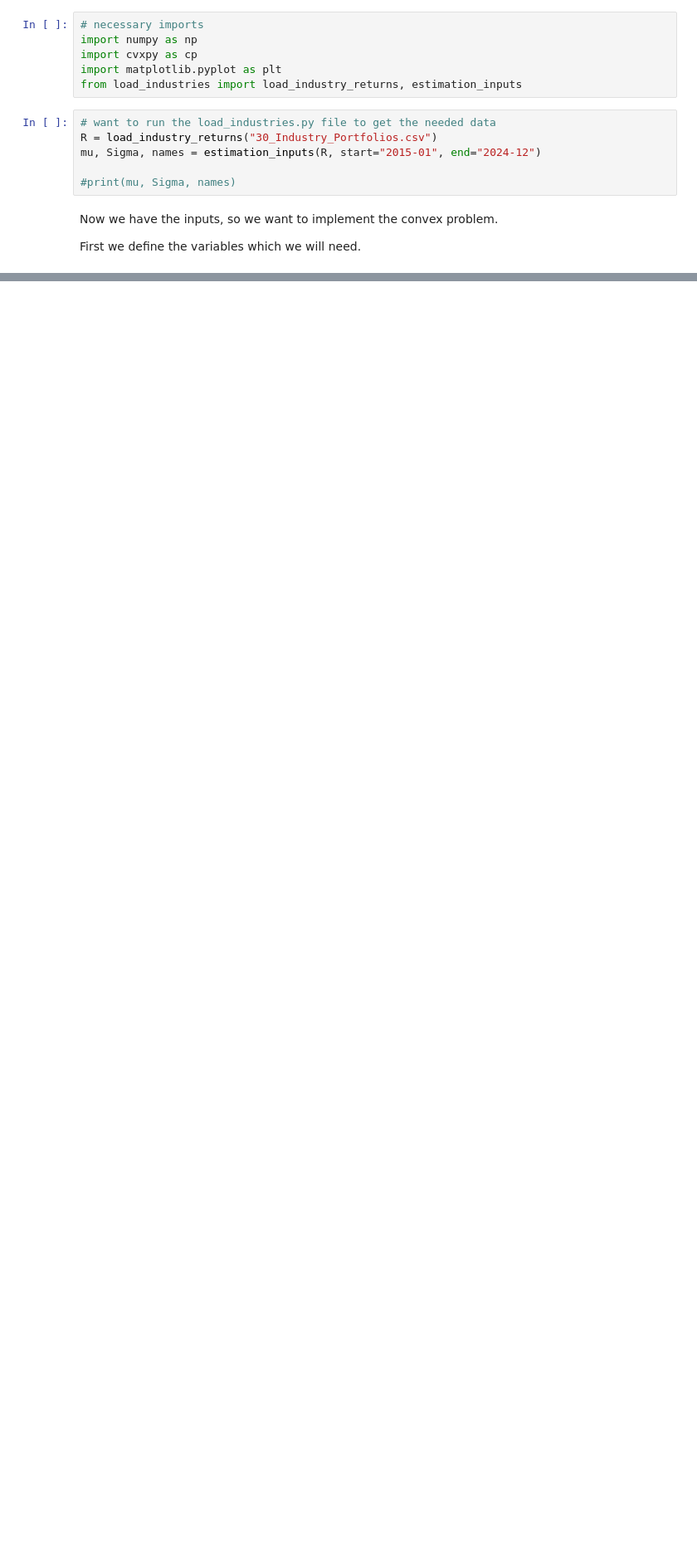
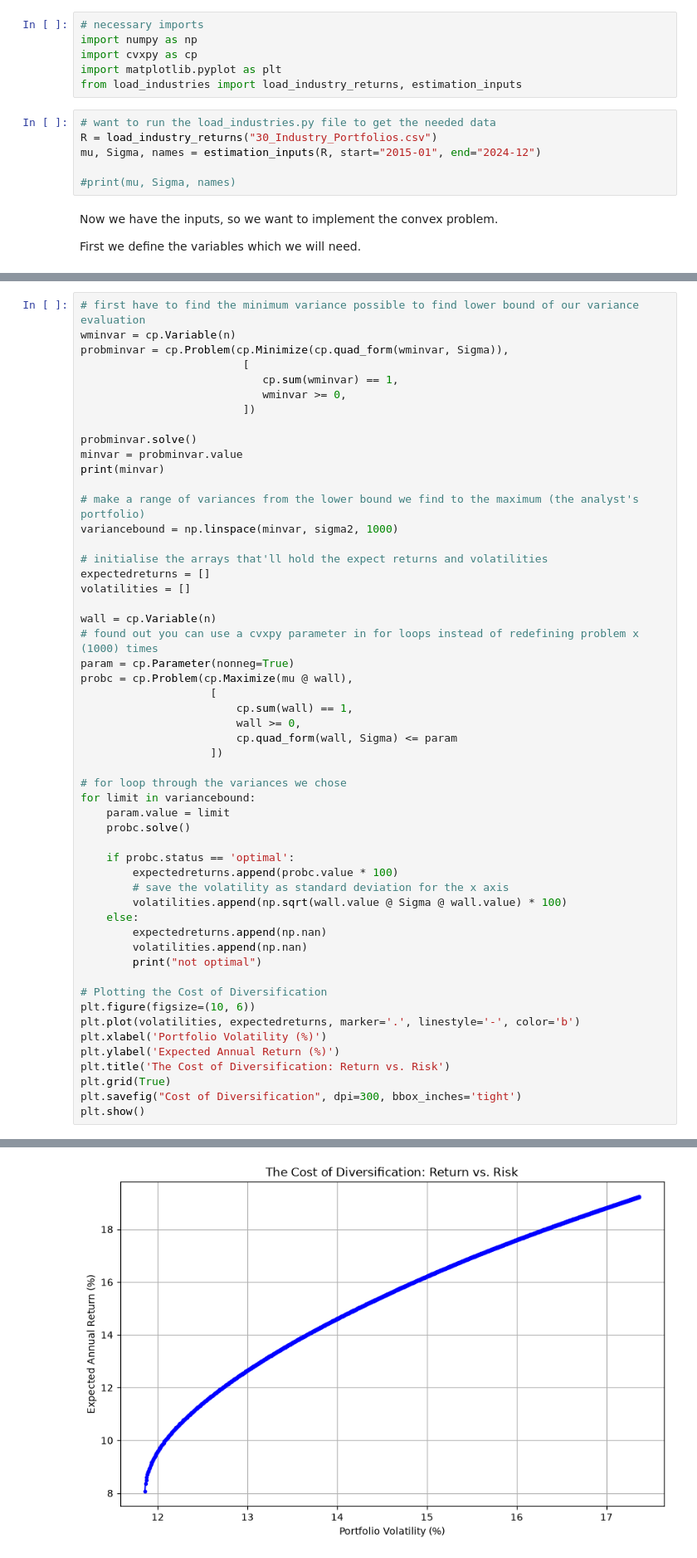
Before and after one commit to Cagancancacan/Convex-Optimisation-for-Data-Science-and-AI, a Jupyter notebook: Week1/Week1.ipynb, the cells around one changed output, grey strips where cells are left out. Shown at 83% size. Cells and saved outputs as stored; diff of their text form; blank space fills up the shorter version.

```diff
--- a/Week1/Week1.ipynb
+++ b/Week1/Week1.ipynb
@@ -30,0 +172,54 @@ np.float64(0.030154289808169935)
+# %%
+# first have to find the minimum variance possible to find lower bound of our variance evaluation
+wminvar = cp.Variable(n)
+probminvar = cp.Problem(cp.Minimize(cp.quad_form(wminvar, Sigma)),
+                         [
+                            cp.sum(wminvar) == 1,
+                            wminvar >= 0,
+                         ])
+
+probminvar.solve()
+minvar = probminvar.value
+print(minvar)
+
+# make a range of variances from the lower bound we find to the maximum (the analyst's portfolio)
+variancebound = np.linspace(minvar, sigma2, 1000)
+
+# initialise the arrays that'll hold the expect returns and volatilities
+expectedreturns = []
+volatilities = []
+
+wall = cp.Variable(n)
+# found out you can use a cvxpy parameter in for loops instead of redefining problem x (1000) times
+param = cp.Parameter(nonneg=True)
+probc = cp.Problem(cp.Maximize(mu @ wall),
+                    [
+                        cp.sum(wall) == 1,
+                        wall >= 0,
+                        cp.quad_form(wall, Sigma) <= param
+                    ])
+
+# for loop through the variances we chose
+for limit in variancebound:
+    param.value = limit
+    probc.solve()
+
+    if probc.status == 'optimal':
+        expectedreturns.append(probc.value * 100)
+        # save the volatility as standard deviation for the x axis
+        volatilities.append(np.sqrt(wall.value @ Sigma @ wall.value) * 100)
+    else:
+        expectedreturns.append(np.nan)
+        volatilities.append(np.nan)
+        print("not optimal")
+
+# Plotting the Cost of Diversification
+plt.figure(figsize=(10, 6))
+plt.plot(volatilities, expectedreturns, marker='.', linestyle='-', color='b')
+plt.xlabel('Portfolio Volatility (%)')
+plt.ylabel('Expected Annual Return (%)')
+plt.title('The Cost of Diversification: Return vs. Risk')
+plt.grid(True)
+plt.savefig("Cost of Diversification", dpi=300, bbox_inches='tight')
+plt.show()
+# %% [output]
@@ -30,0 +227 @@ np.float64(0.030154289808169935)
+[figure, added]
```
Also changed, not shown: parts of 18 cells of this notebook, 4 other files.
